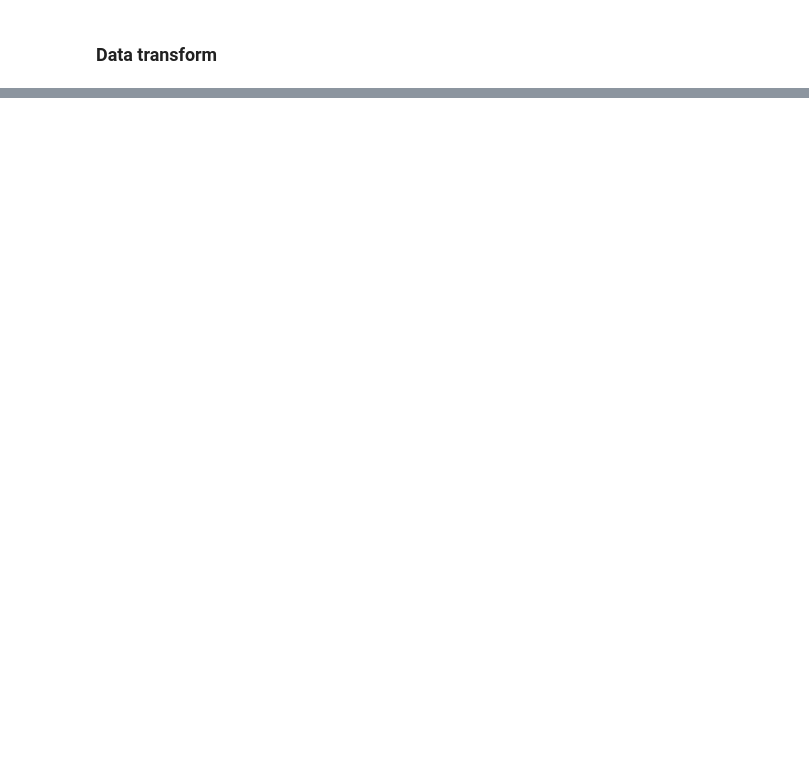
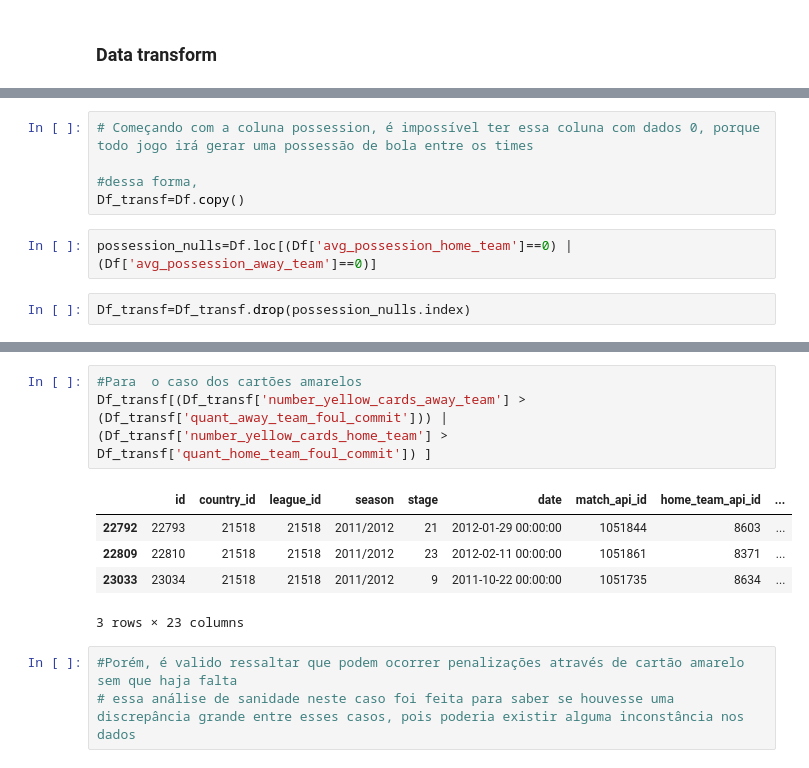
Before and after one commit to alessandrogums/ETL-Data-FIFA, a Jupyter notebook: script_Match.ipynb, the cells around one changed output, grey strips where cells are left out. Drawn from its saved outputs; the diff is of its cells as text; blank space fills up the shorter version.

Commit message:
finalização script_match

```diff
--- a/script_Match.ipynb
+++ b/script_Match.ipynb
@@ -466,0 +477,9 @@ Data_Transf
+# %%
+# Começando com a coluna possession, é impossível ter essa coluna com dados 0, porque todo jogo irá gerar uma possessão de bola entre os times
+
+#dessa forma,
+Df_transf=Df.copy()
+# %%
+possession_nulls=Df.loc[(Df['avg_possession_home_team']==0) | (Df['avg_possession_away_team']==0)]
+# %%
+Df_transf=Df_transf.drop(possession_nulls.index)
@@ -466,0 +494,12 @@ Data_Transf
+# %%
+#Para  o caso dos cartões amarelos
+Df_transf[(Df_transf['number_yellow_cards_away_team'] > (Df_transf['quant_away_team_foul_commit'])) | (Df_transf['number_yellow_cards_home_team'] > Df_transf['quant_home_team_foul_commit']) ]
+# %% [output]
+|  | id | country_id | league_id | season | stage | date | match_api_id | home_team_api_id | ... |
+| 22792 | 22793 | 21518 | 21518 | 2011/2012 | 21 | 2012-01-29 00:00:00 | 1051844 | 8603 | ... |
+| 22809 | 22810 | 21518 | 21518 | 2011/2012 | 23 | 2012-02-11 00:00:00 | 1051861 | 8371 | ... |
+| 23033 | 23034 | 21518 | 21518 | 2011/2012 | 9 | 2011-10-22 00:00:00 | 1051735 | 8634 | ... |
+3 rows × 23 columns
+# %%
+#Porém, é valido ressaltar que podem ocorrer penalizações através de cartão amarelo sem que haja falta
+# essa análise de sanidade neste caso foi feita para saber se houvesse uma discrepância grande entre esses casos, pois poderia existir alguma inconstância nos dados
```
Also changed, not shown: parts of 7 cells of this notebook, 1 other file.
